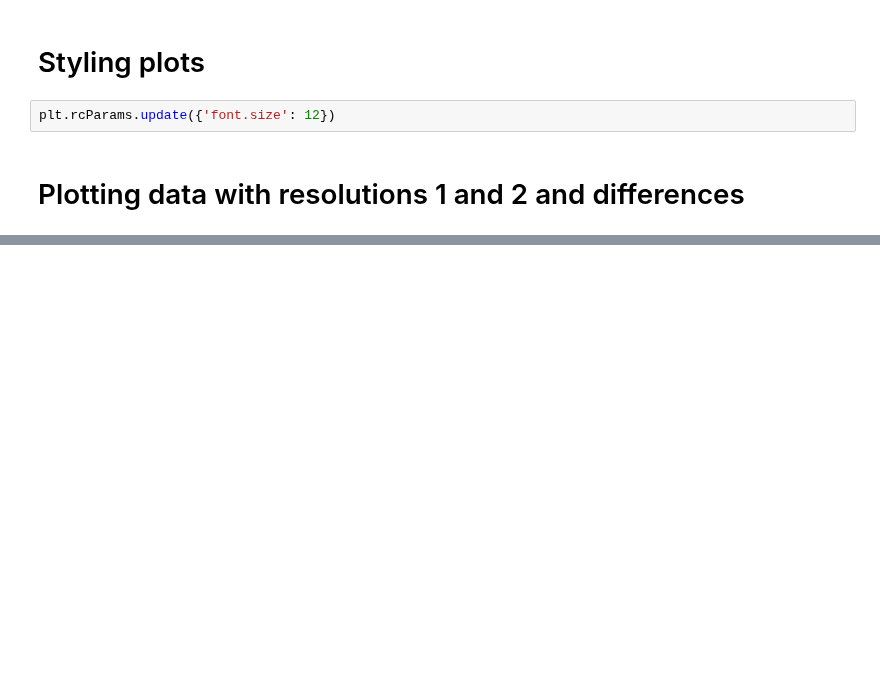
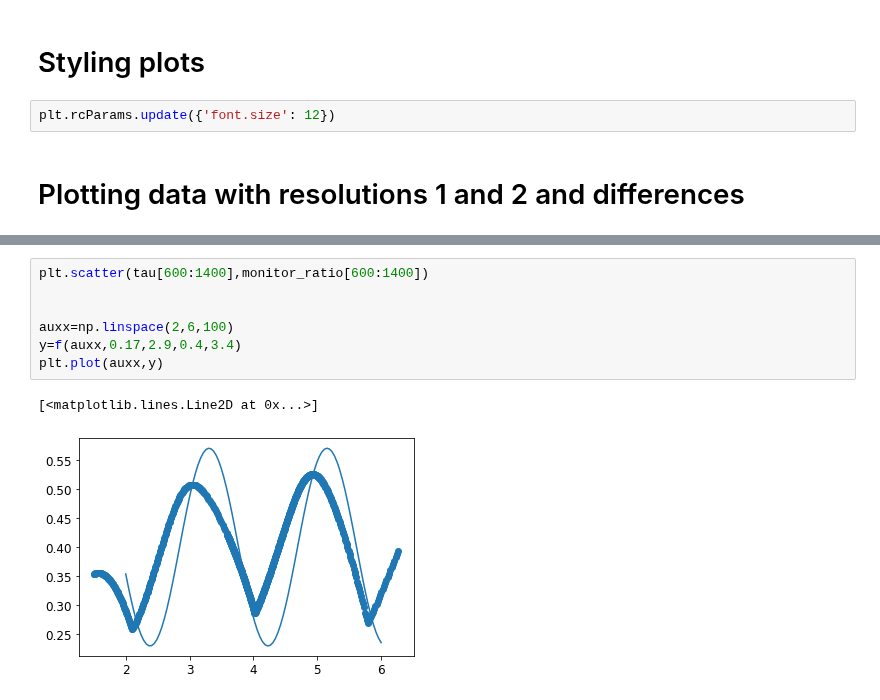
Before and after one commit to rita-png/gravitational-collapse, a Jupyter notebook: ScalarField/2D/PostProcessing.ipynb, the cells around one changed output, grey strips where cells are left out. Saved outputs shown, nothing was run; the diff lists cells and outputs as text; blank space fills up the shorter version.

```diff
--- a/ScalarField/2D/PostProcessing.ipynb
+++ b/ScalarField/2D/PostProcessing.ipynb
@@ -132 +200,11 @@ len(tau)
+# %%
+plt.scatter(tau[600:1400],monitor_ratio[600:1400])
+
+
+auxx=np.linspace(2,6,100)
+y=f(auxx,0.17,2.9,0.4,3.4)
+plt.plot(auxx,y)
+# %% [output]
+[<matplotlib.lines.Line2D at 0x...>]
+[figure, added]
 # %%
```
Also changed, not shown: parts of 20 cells of this notebook.
